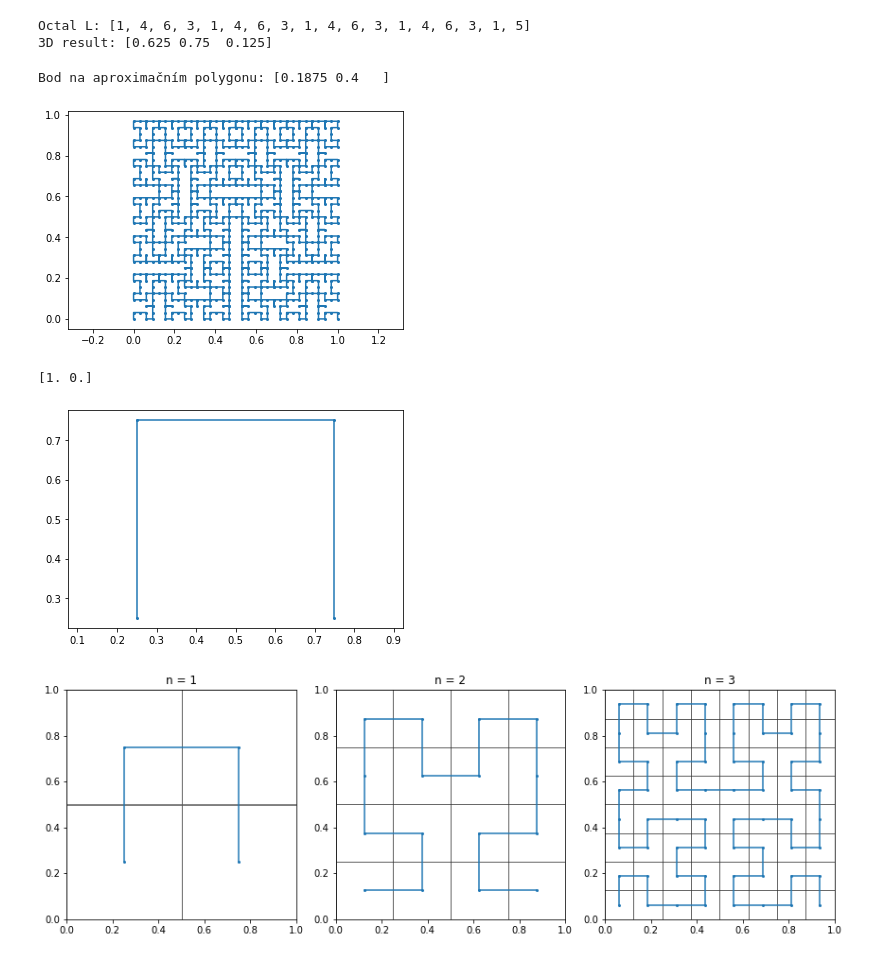
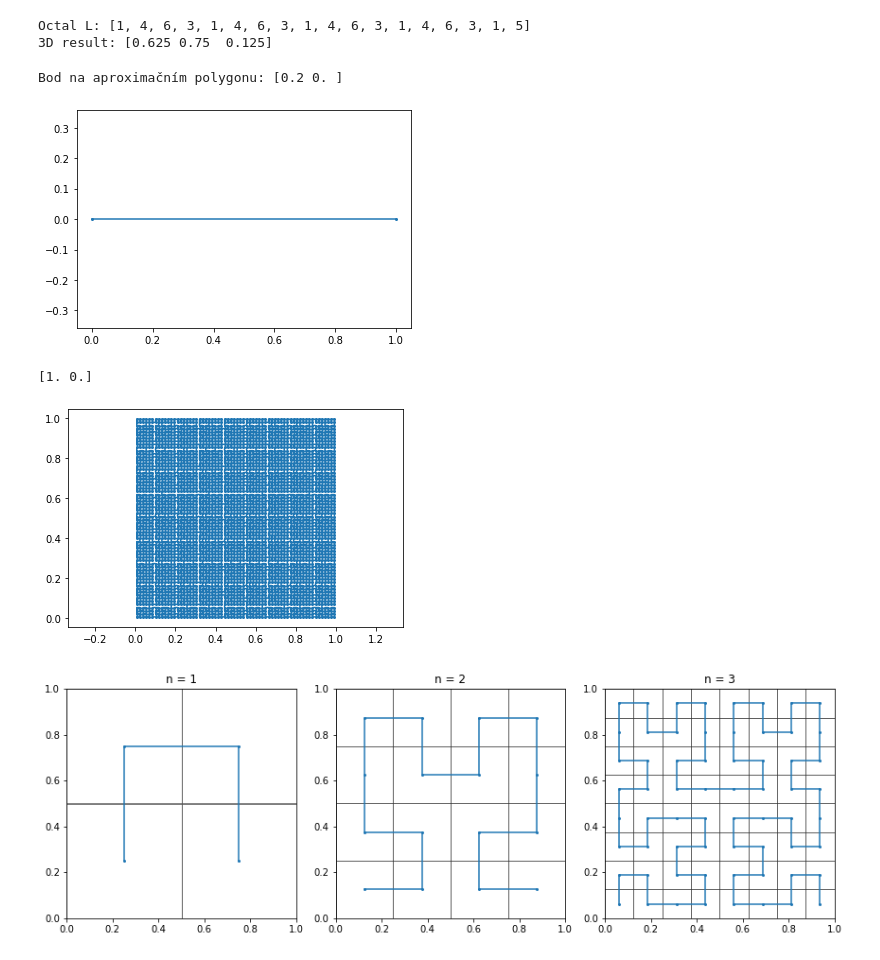
Before and after one commit to NIE0087/BP---prostor-vyplnujici-krivky, a Jupyter notebook: example.ipynb, the cells around one changed output. Saved outputs shown, nothing was run; the diff lists cells and outputs as text; code cells hidden in the pictures.

Commit message:
added few graphs for pictures

```diff
--- a/example.ipynb
+++ b/example.ipynb
@@ -99,7 +100,7 @@ print("3D result:", result)
 Octal L: [1, 4, 6, 3, 1, 4, 6, 3, 1, 4, 6, 3, 1, 4, 6, 3, 1, 5]
 3D result: [0.625 0.75  0.125]
 # %%
-n = 5
+n = 0
 t = 0.2
 
 bod_na_polygonu = h2d.hilbert_polygon_point(t,n)
@@ -108,14 +109,14 @@ print("Bod na aproximačním polygonu:", bod_na_polygonu)
 h2d.plot_hilbert_polygon(n)
 print(h2d.hilbert_polygon_point(1.0,n))
 # %% [output]
-Bod na aproximačním polygonu: [0.1875 0.4   ]
+Bod na aproximačním polygonu: [0.2 0. ]
-[figure, old version]
+[figure, new version]
 [1. 0.]
 # %%
 h2da = Hilbert2D(15)
-h2da.plot_nicer_hilbert_polygon(1)
+h2da.plot_mainstream_hilbert_polygon(6)
 # %% [output]
-[figure, old version]
+[figure, new version]
 # %%
 h2da.plot_multiple_hilberts([1, 2, 3])
 # %% [output]
```
Also changed, not shown: parts of 3 cells of this notebook, 2 other files.
